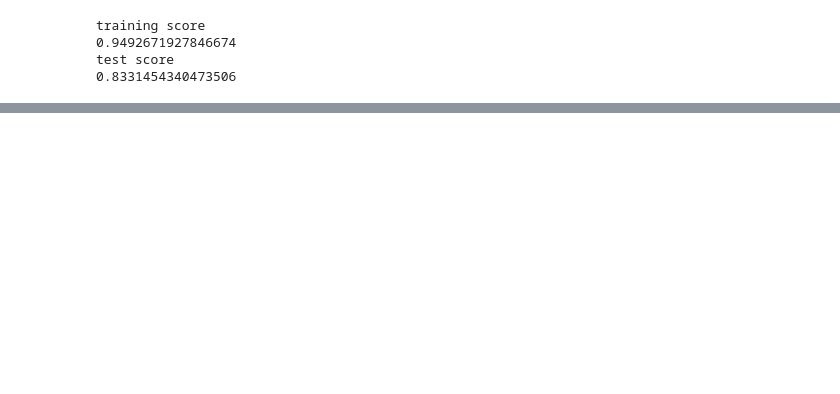
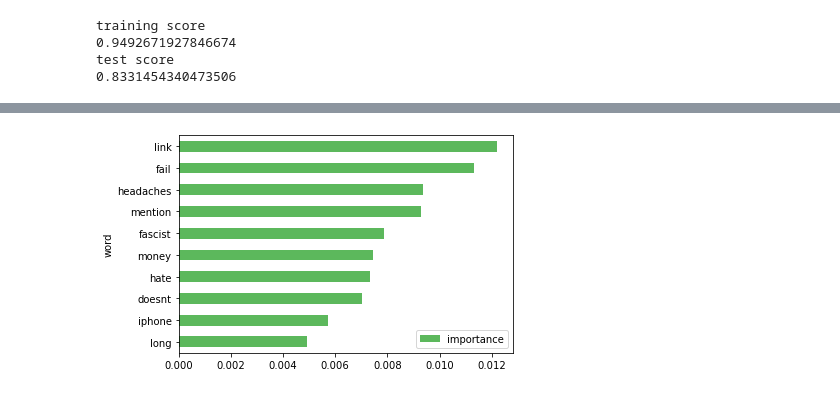
Before and after one commit to Marissa841/Sentiment-Analysis-of-Product-Launch-Tweets-using-Machine-Learning, a Jupyter notebook: nlp_project.ipynb, the cells around one changed output, grey strips where cells are left out. Saved outputs shown, nothing was run; the diff lists cells and outputs as text; code cells hidden in the pictures; blank space fills up the shorter version.

```diff
--- a/nlp_project.ipynb
+++ b/nlp_project.ipynb
@@ -483,0 +440,9 @@ plot_confusion_matrix(lr, X_test_tf, y_test)
+# %%
+feat_importance = pd.DataFrame({"word": vectorizer.get_feature_names_out(),
+                               "importance": rf.feature_importances_})
+# %%
+color=['#5cb85c','#5bc0de','#d9534f']
+feat_importance.sort_values(by="importance", ascending=False).head(10).set_index("word").plot(kind="barh", color=color)
+plt.gca().invert_yaxis()
+# %% [output]
+[figure, added]
```
Also changed, not shown: parts of 55 cells of this notebook.
